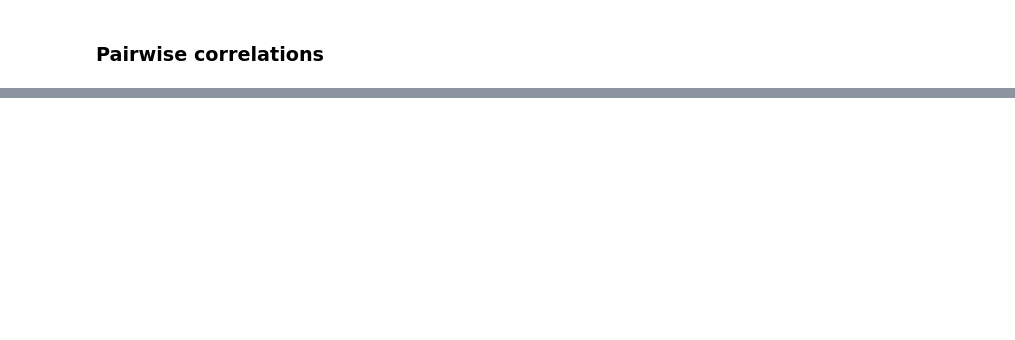
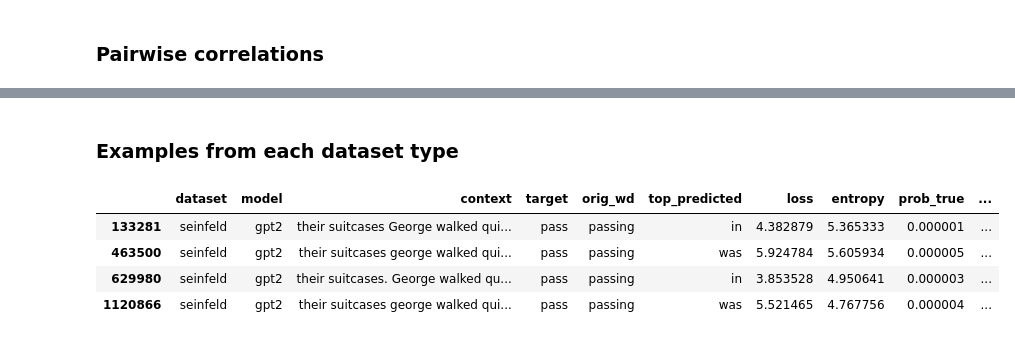
Before and after one commit to rbroc/eval-neuroscout-lm, a Jupyter notebook: Analysis.ipynb, the cells around one changed output, grey strips where cells are left out. Drawn from its saved outputs; the diff is of its cells as text; code cells hidden in the pictures; blank space fills up the shorter version.

```diff
--- a/Analysis.ipynb
+++ b/Analysis.ipynb
@@ -222,0 +268,10 @@ viz[viz['context_size']==10][viz['baseline']!=viz['- punctuation']].sample(n=50)
+# %% [markdown]
+### Examples from each dataset type
+# %%
+all_logs[all_logs['dataset']=='seinfeld'][all_logs['id']==9][all_logs['target']!=all_logs['orig_wd']][all_logs['context_size']==20]
+# %% [output]
+|  | dataset | model | context | target | orig_wd | top_predicted | loss | entropy | prob_true | ... |
+| 133281 | seinfeld | gpt2 | their suitcases George walked qui... | pass | passing | in | 4.382879 | 5.365333 | 0.000001 | ... |
+| 463500 | seinfeld | gpt2 | their suitcases george walked qui... | pass | passing | was | 5.924784 | 5.605934 | 0.000005 | ... |
+| 629980 | seinfeld | gpt2 | their suitcases. George walked qu... | pass | passing | in | 3.853528 | 4.950641 | 0.000003 | ... |
+| 1120866 | seinfeld | gpt2 | their suitcases george walked qui... | pass | passing | was | 5.521465 | 4.767756 | 0.000004 | ... |
```
Also changed, not shown: parts of 15 cells of this notebook, 2 other files.
